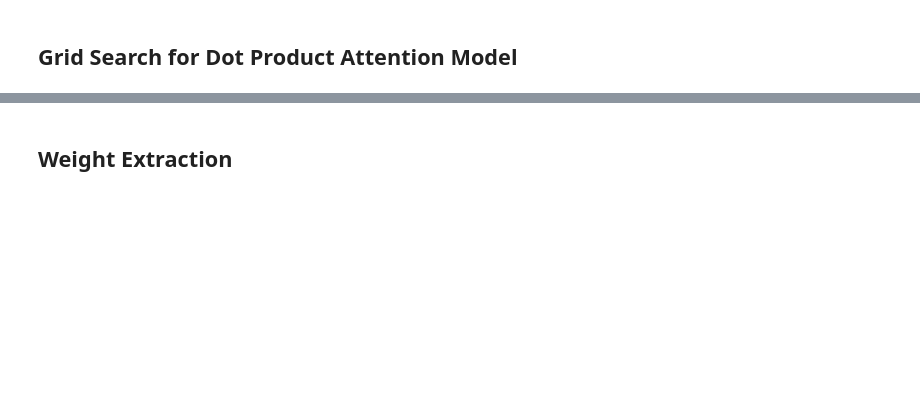
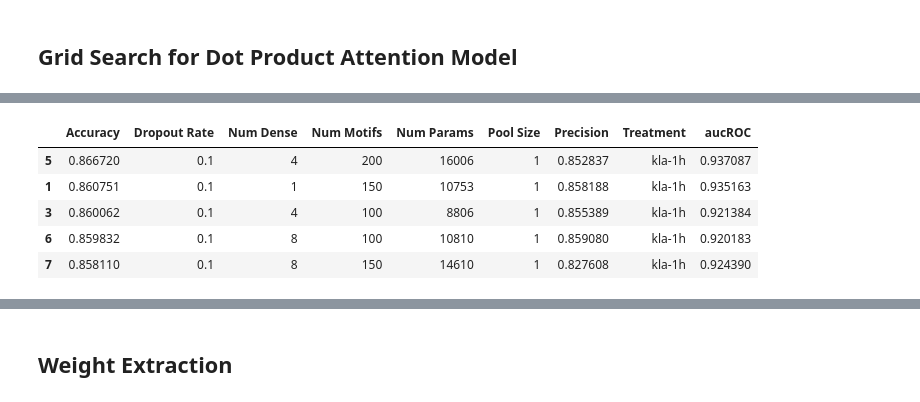
Before and after one commit to jenhantao/genomic_grammar, a Jupyter notebook: Attention Only Classification Analysis.ipynb, the cells around one changed output, grey strips where cells are left out. Drawn from its saved outputs; the diff is of its cells as text; code cells hidden in the pictures; blank space fills up the shorter version.

```diff
--- a/Attention Only Classification Analysis.ipynb
+++ b/Attention Only Classification Analysis.ipynb
@@ -132,7 +129,7 @@ large_convolution_model 10152
 condition_model_dict = {}
 # %%
 num_epochs = 20
-num_iterations = 3
+num_iterations = 2
 all_rocs = []
 all_accuracies = []
 all_precisions = []
@@ -292,0 +313,9 @@ performance_frame.to_csv(working_directory + '/figures/performance.tsv', sep='\t
+# %%
+for model in performance_frame['Model Type'].unique():
+    for treatment in performance_frame['Treatment'].unique():
+        current = performance_frame[(performance_frame['Model Type'] == model) &
+                          (performance_frame['Treatment'] == treatment)]
+        mean_acc = np.round(current['Accuracy'].mean(),3)
+        mean_prec = np.round(current['Precision'].mean(),3)
+        mean_roc = np.round(current['aucROC'].mean(), 3)
+        print(model, treatment, '|Accuracy:', mean_acc, '|Precision:', mean_prec, '|auROC:', mean_roc)
@@ -404,8 +450,8 @@ motifCount_list = []
 numDense_list = []
 paramCount_list = []
 dropoutRate_list = []
-num_epochs = 10
-for treatment in treatment_positive_fasta_dict:
+num_epochs = 20
+for treatment in ['kla-1h']:#treatment_positive_fasta_dict:
     positive_sequence_arrays = treatment_positive_seqArray_dict[treatment]
     positive_rc_sequence_arrays = treatment_positive_rc_seqArray_dict[treatment]
     negative_sequence_arrays = treatment_negative_seqArray_dict[treatment]
@@ -426,16 +472,16 @@ for treatment in treatment_positive_fasta_dict:
     y_train = keras.utils.to_categorical(y_train, num_classes)
     y_test = keras.utils.to_categorical(y_test, num_classes)
 
-    for d in [6, 12]:
-        for m in [150]:
+    for d in [1,4,8]:
+        for m in [100,150, 200]:
             for p in [1]:
-                for do in [0.1,0.5]:
+                for do in [0.1]:
 
                     current_model = get_dotProductAttention_model(200,
                         mode='classification',
                         num_classes = 2,
                         num_motifs=m,
-                        motif_size=10,
+                        motif_size=16,
                         adjacent_bp_pool_size=p,
                         num_dense_neurons=d,
                         dropout_rate=do)
@@ -496,3 +542,12 @@ performance_frame = pd.DataFrame({'aucROC':all_rocs,
                       'Num Params':paramCount_list,
                       'Dropout Rate':dropoutRate_list
                       })
+# %%
+performance_frame[performance_frame['Treatment'] == 'kla-1h'].sort_values('Accuracy',ascending = False).head()
+# %% [output]
+|  | Accuracy | Dropout Rate | Num Dense | Num Motifs | Num Params | Pool Size | Precision | Treatment | aucROC |
+| 5 | 0.866720 | 0.1 | 4 | 200 | 16006 | 1 | 0.852837 | kla-1h | 0.937087 |
+| 1 | 0.860751 | 0.1 | 1 | 150 | 10753 | 1 | 0.858188 | kla-1h | 0.935163 |
+| 3 | 0.860062 | 0.1 | 4 | 100 | 8806 | 1 | 0.855389 | kla-1h | 0.921384 |
+| 6 | 0.859832 | 0.1 | 8 | 100 | 10810 | 1 | 0.859080 | kla-1h | 0.920183 |
+| 7 | 0.858110 | 0.1 | 8 | 150 | 14610 | 1 | 0.827608 | kla-1h | 0.924390 |
```
Also changed, not shown: parts of 26 cells of this notebook.
